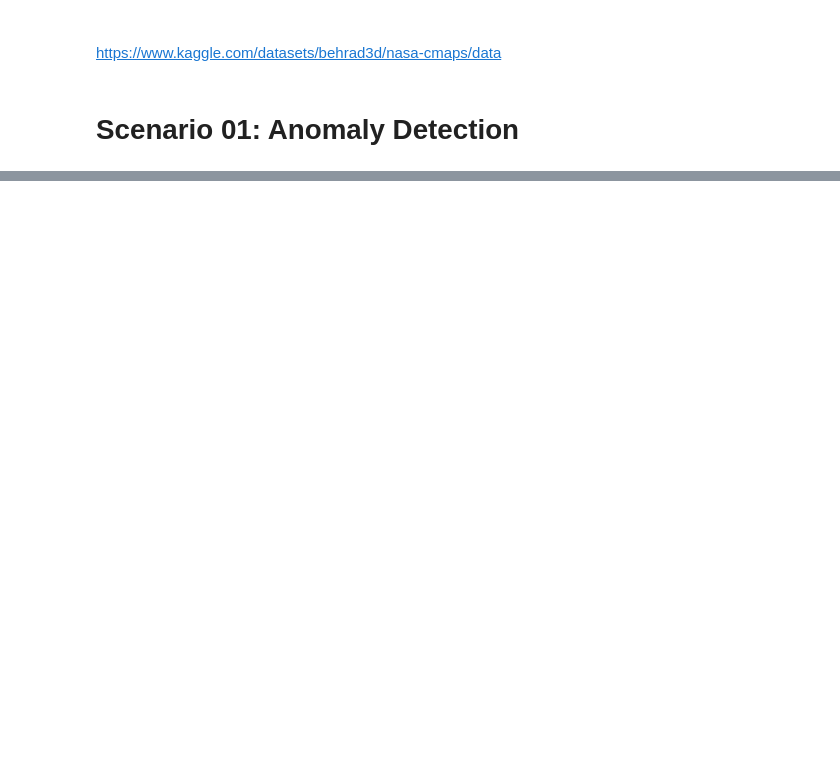
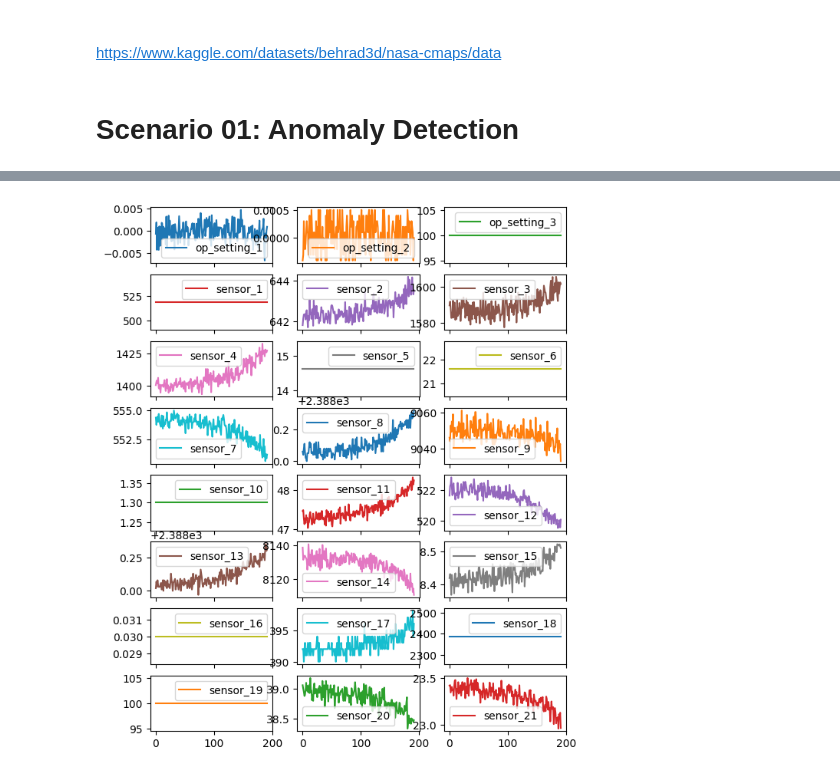
Before and after one commit to phpfontana/trabalho-bi-2024-01, a Jupyter notebook: notebooks/entrega-parcial-02.ipynb, the cells around one changed output, grey strips where cells are left out. Saved outputs shown, nothing was run; the diff lists cells and outputs as text; code cells hidden in the pictures; blank space fills up the shorter version.

```diff
--- a/notebooks/entrega-parcial-02.ipynb
+++ b/notebooks/entrega-parcial-02.ipynb
@@ -334,0 +364,17 @@ plt.show()
+# %%
+import pandas as pd
+
+index_names = ['Unit', 'Cycle']
+setting_names = ['op_setting_1', 'op_setting_2', 'op_setting_3']
+sensor_names = ['sensor_' + str(i) for i in range(1, 22)]
+
+column_names = index_names + setting_names + sensor_names
+
+# Load train data
+data = pd.read_csv(
+    '../data/raw/train_FD001.txt',
+      sep='\s+',
+      header=None,
+      index_col=False,
+      names=column_names,
+      )
@@ -334,0 +391,6 @@ plt.show()
+# %%
+import matplotlib.pyplot as plt
+
+data_unit = data[data["Unit"]==1][data.columns[2:]].plot(subplots=True, figsize=(7, 10), layout=(9, 3))
+# %% [output]
+[figure, added]
```
Also changed, not shown: parts of 45 cells of this notebook.
